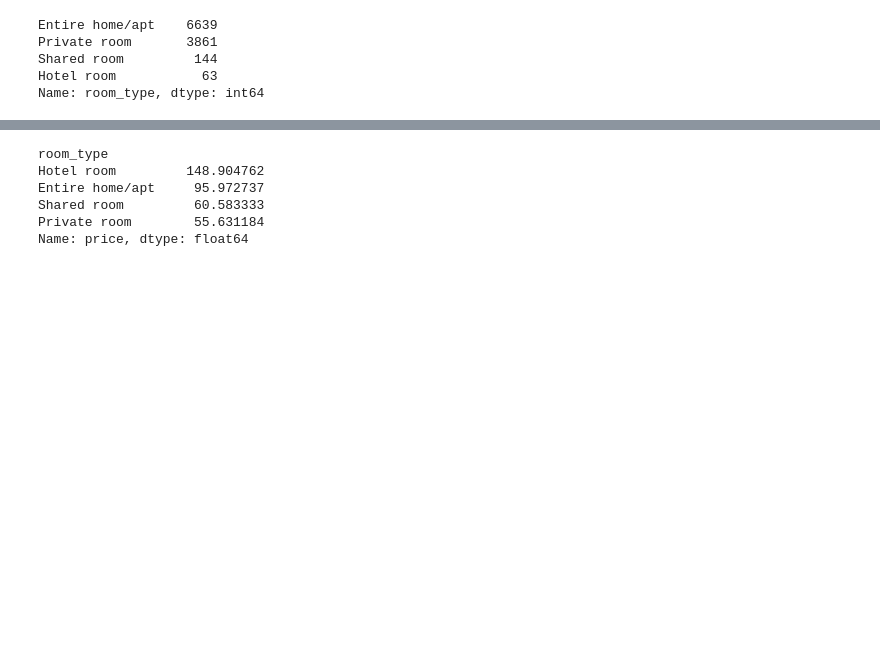
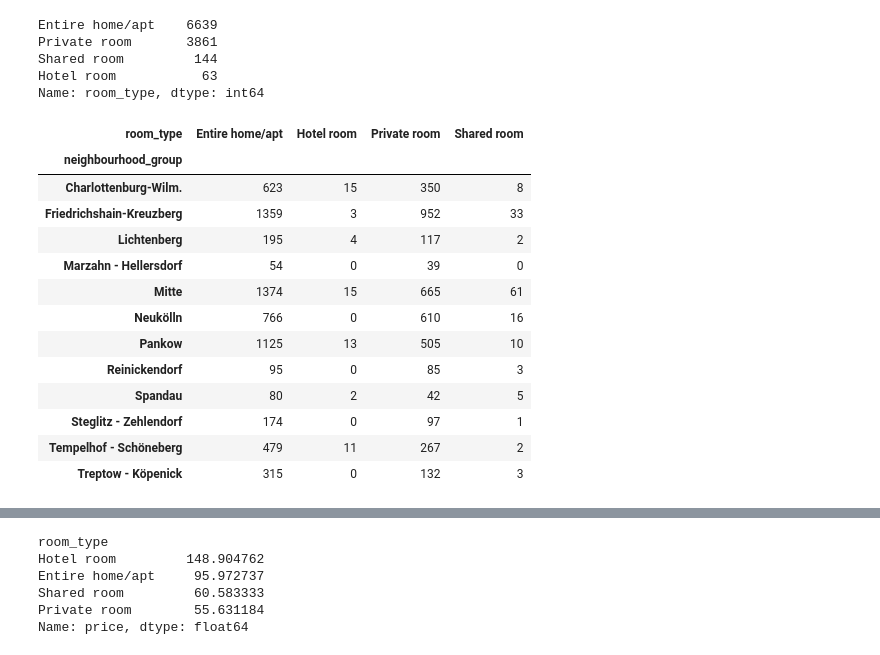
Before and after one commit to awildt01/Airbnb_Berlin-, a Jupyter notebook: Airbnb_(Berlin).ipynb, the cells around one changed output, grey strips where cells are left out. Saved outputs shown, nothing was run; the diff lists cells and outputs as text; code cells hidden in the pictures; blank space fills up the shorter version.

```diff
--- a/Airbnb_(Berlin).ipynb
+++ b/Airbnb_(Berlin).ipynb
@@ -516,4 +514,29 @@ Private room       3861
 Shared room         144
 Hotel room           63
 Name: room_type, dtype: int64
+# %%
+# # Wie sind die Unterkünft in den Vierteln verteilt?.
+lis_sum_t = df_clean[['neighbourhood_group','room_type']]
+two_cls = pd.crosstab(lis_sum_t.neighbourhood_group, lis_sum_t.room_type)
+two_cls
+
+# Wie sind die Unterkünft in den Vierteln verteilt?
+# list_sum_t = df_berlin [['neighbourhood_group', 'room_type']]
+# two_cls = pd.crosstab(list_sum_t.neighbourhood_group, list_sum_t.room_type)
+# two_cls
+# %% [output]
+| room_type | Entire home/apt | Hotel room | Private room | Shared room |
+| neighbourhood_group |  |  |  |  |
+| Charlottenburg-Wilm. | 623 | 15 | 350 | 8 |
+| Friedrichshain-Kreuzberg | 1359 | 3 | 952 | 33 |
+| Lichtenberg | 195 | 4 | 117 | 2 |
+| Marzahn - Hellersdorf | 54 | 0 | 39 | 0 |
+| Mitte | 1374 | 15 | 665 | 61 |
+| Neukölln | 766 | 0 | 610 | 16 |
+| Pankow | 1125 | 13 | 505 | 10 |
+| Reinickendorf | 95 | 0 | 85 | 3 |
+| Spandau | 80 | 2 | 42 | 5 |
+| Steglitz - Zehlendorf | 174 | 0 | 97 | 1 |
+| Tempelhof - Schöneberg | 479 | 11 | 267 | 2 |
+| Treptow - Köpenick | 315 | 0 | 132 | 3 |
 # %%
```
Also changed, not shown: parts of 8 cells of this notebook.
